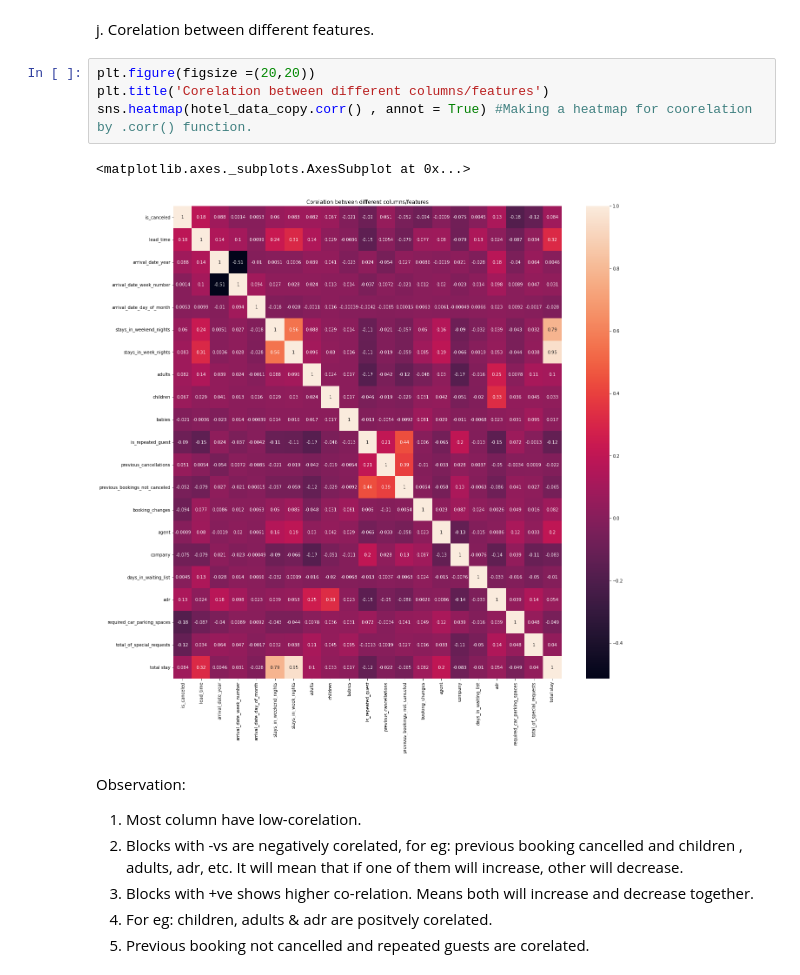
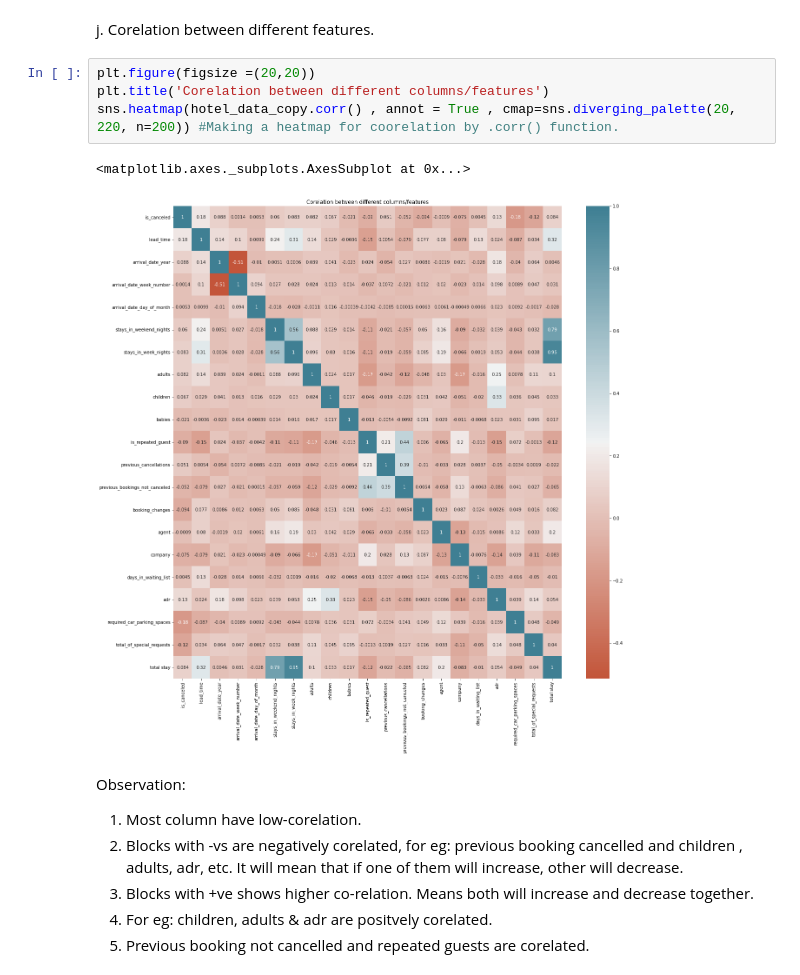
Before and after one commit to akashsinghsharma/almabetter-pythonEDA-project, a Jupyter notebook: Hotel_Booking_Analysis.ipynb, the cells around one changed output. Drawn from its saved outputs; the diff is of its cells as text.

```diff
--- a/Hotel_Booking_Analysis.ipynb
+++ b/Hotel_Booking_Analysis.ipynb
@@ -450,10 +452,10 @@ j. Corelation between different features.
 # %%
 plt.figure(figsize =(20,20))
 plt.title('Corelation between different columns/features')
-sns.heatmap(hotel_data_copy.corr() , annot = True) #Making a heatmap for coorelation by .corr() function.
+sns.heatmap(hotel_data_copy.corr() , annot = True , cmap=sns.diverging_palette(20, 220, n=200)) #Making a heatmap for coorelation by .corr() function.
 # %% [output]
 <matplotlib.axes._subplots.AxesSubplot at 0x...>
-[figure, old version]
+[figure, new version]
 # %% [markdown]
 Observation:
 1. Most column have low-corelation.
```
Also changed, not shown: parts of 5 cells of this notebook.
